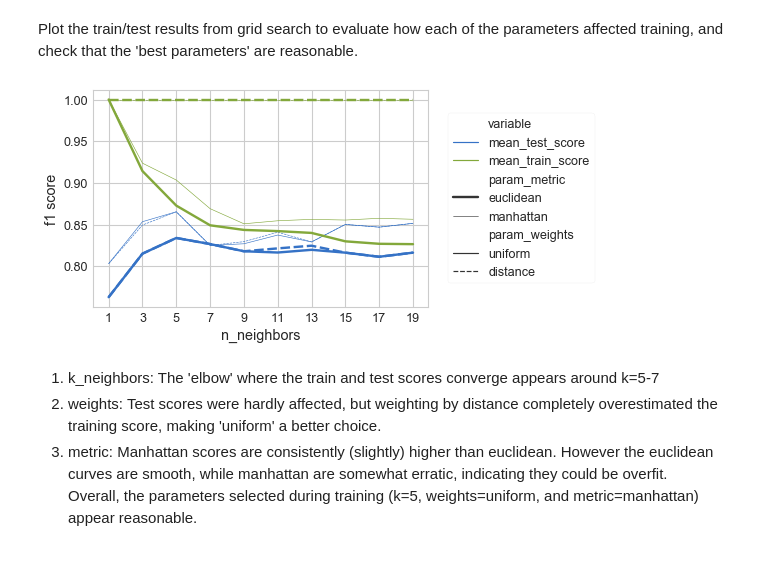
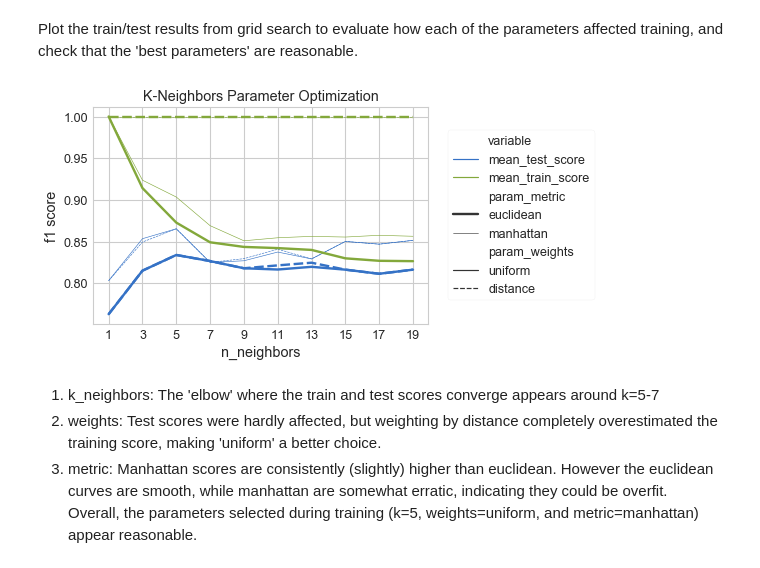
Before and after one commit to CarolineKeegan/HeartDisease-Modeling, a Jupyter notebook: HeartDiseaseModel.ipynb, the cells around one changed output. Drawn from its saved outputs; the diff is of its cells as text; code cells hidden in the pictures.

```diff
--- a/HeartDiseaseModel.ipynb
+++ b/HeartDiseaseModel.ipynb
@@ -30,3 +29,3 @@ sns.set_style('whitegrid') # Style option for later graphs
 # %%
-x_train, x_test, y_train, y_test = train_test_split(data.drop(columns='target'), data.target,
-                                                    test_size=0.3, stratify=data.target, random_state=random_seed)
+x_train, x_test, y_train, y_test = train_test_split(data.drop(
+    columns='target'),data.target, test_size=0.3, stratify=data.target, random_state=random_seed)
@@ -37,6 +34,6 @@ numerical = ['age', 'trestbps', 'chol', 'thalach', 'oldpeak']
 # %%
-#OH = preprocessing.OneHotEncoder(categories = 'auto', sparse=False)
-mapper = DataFrameMapper([([n], preprocessing.StandardScaler()) for n in numerical], default=None, df_out=True)
+mapper = DataFrameMapper([([n], preprocessing.StandardScaler()) for n in numerical],
+                         default=None, df_out=True)
 # %%
 X_train = mapper.fit_transform(x_train)
 X_test = mapper.transform(x_test)
@@ -53,7 +50,7 @@ params = {'n_neighbors': [i for i in range(1, 20, 2)], # skip even numbers to av
 # %%
 # f1 score is selected to measure a balance of precision and recall
 # cv and iid are adjusted to match default behaviour of future version sklearn
-model = GridSearchCV(knn, params, scoring='f1', return_train_score=True, cv=5, iid=False, verbose = 1)
+model = GridSearchCV(knn, params, scoring='f1', return_train_score=True, cv=5, iid=False)
 # %%
 model.fit(X_train, y_train)
 # %% [output]
@@ -88,14 +82,15 @@ res = pd.DataFrame.from_dict(model.cv_results_).melt(
     id_vars = ['param_n_neighbors', 'param_metric', 'param_weights'],
     value_vars = ['mean_test_score', 'mean_train_score'])
 # %%
-sns.lineplot(x = res.param_n_neighbors, y = res.value, size = res.param_metric, hue = res.variable,
-             style = res.param_weights)
+sns.lineplot(x = res.param_n_neighbors, y = res.value, size = res.param_metric,
+             hue = res.variable, style = res.param_weights)
 plt.legend(bbox_to_anchor=(1.04,0.5), loc="center left") # move legend outide of grid
 plt.xticks(range(1,20,2))
 plt.ylabel('f1 score')
-plt.xlabel('n_neighbors');
+plt.xlabel('n_neighbors')
+plt.title('K-Neighbors Parameter Optimization');
 # %% [output]
-[figure, old version]
+[figure, new version]
 # %% [markdown]
 1. k_neighbors: The 'elbow' where the train and test scores converge appears around k=5-7 <br>
 2. weights: Test scores were hardly affected, but weighting by distance completely overestimated the training score, making 'uniform' a better choice. <br>
```
Also changed, not shown: parts of 47 cells of this notebook, 1 other file.
